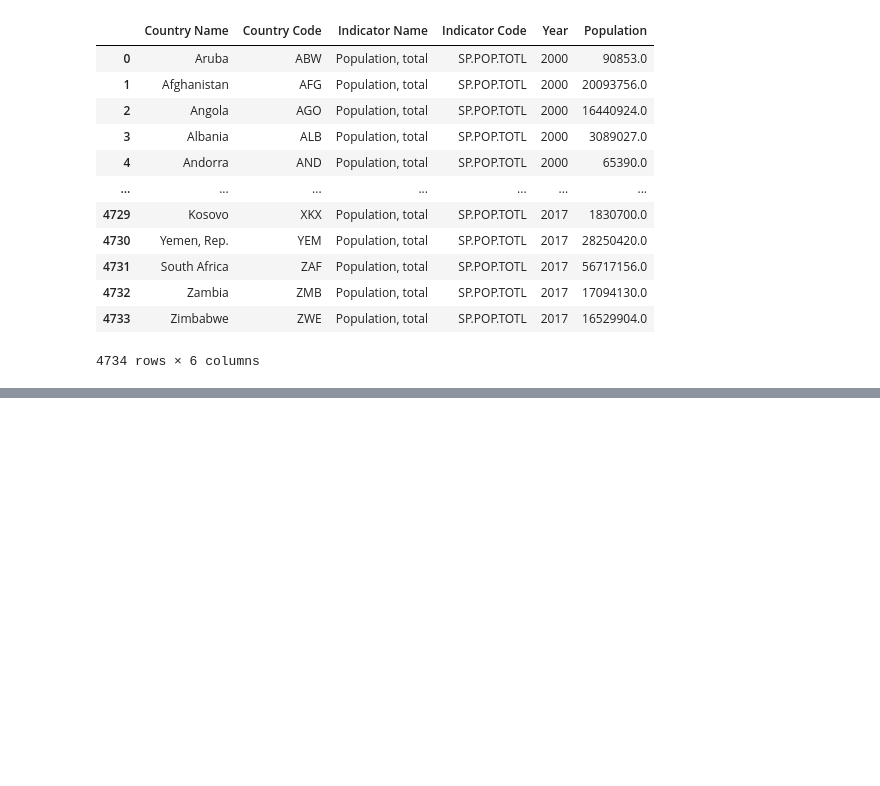
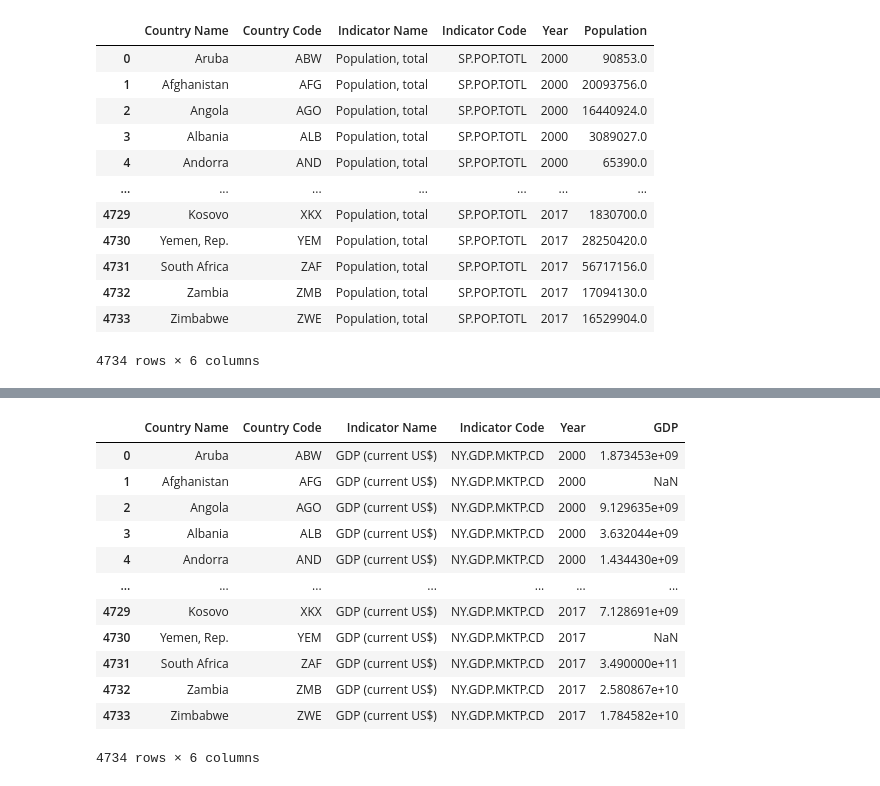
Before and after one commit to sgodkhindi/WorldBank_ETL, a Jupyter notebook: DBWrite.ipynb, the cells around one changed output, grey strips where cells are left out. Saved outputs shown, nothing was run; the diff lists cells and outputs as text; code cells hidden in the pictures; blank space fills up the shorter version.

Commit message:
Updated Changes 2021-12-09
Jupyter Notebook to write the data to DB

Database Backup File

Database Diagram

```diff
--- a/DBWrite.ipynb
+++ b/DBWrite.ipynb
@@ -60,0 +82,20 @@ population_final_df
+# %%
+csv_file4 = r"Resources/gdp_data_clean.csv"
+gdp_df = pd.read_csv(csv_file4)
+
+gdp_df = gdp_df[["Country Name","Country Code","Indicator Name","Indicator Code","Year","GDP"]]
+gdp_df
+# %% [output]
+|  | Country Name | Country Code | Indicator Name | Indicator Code | Year | GDP |
+| 0 | Aruba | ABW | GDP (current US$) | NY.GDP.MKTP.CD | 2000 | 1.873453e+09 |
+| 1 | Afghanistan | AFG | GDP (current US$) | NY.GDP.MKTP.CD | 2000 | NaN |
+| 2 | Angola | AGO | GDP (current US$) | NY.GDP.MKTP.CD | 2000 | 9.129635e+09 |
+| 3 | Albania | ALB | GDP (current US$) | NY.GDP.MKTP.CD | 2000 | 3.632044e+09 |
+| 4 | Andorra | AND | GDP (current US$) | NY.GDP.MKTP.CD | 2000 | 1.434430e+09 |
+| ... | ... | ... | ... | ... | ... | ... |
+| 4729 | Kosovo | XKX | GDP (current US$) | NY.GDP.MKTP.CD | 2017 | 7.128691e+09 |
+| 4730 | Yemen, Rep. | YEM | GDP (current US$) | NY.GDP.MKTP.CD | 2017 | NaN |
+| 4731 | South Africa | ZAF | GDP (current US$) | NY.GDP.MKTP.CD | 2017 | 3.490000e+11 |
+| 4732 | Zambia | ZMB | GDP (current US$) | NY.GDP.MKTP.CD | 2017 | 2.580867e+10 |
+| 4733 | Zimbabwe | ZWE | GDP (current US$) | NY.GDP.MKTP.CD | 2017 | 1.784582e+10 |
+4734 rows × 6 columns
```
Also changed, not shown: parts of 13 cells of this notebook, 2 other files.
